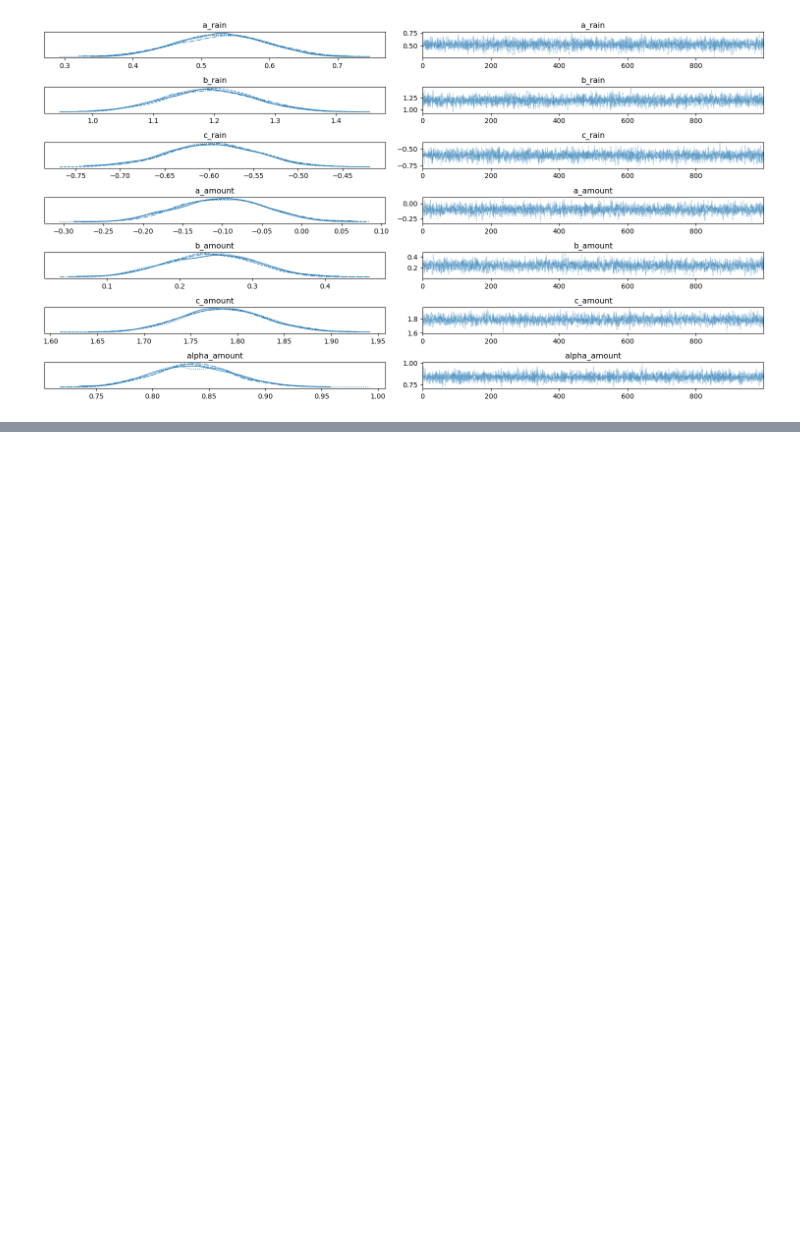
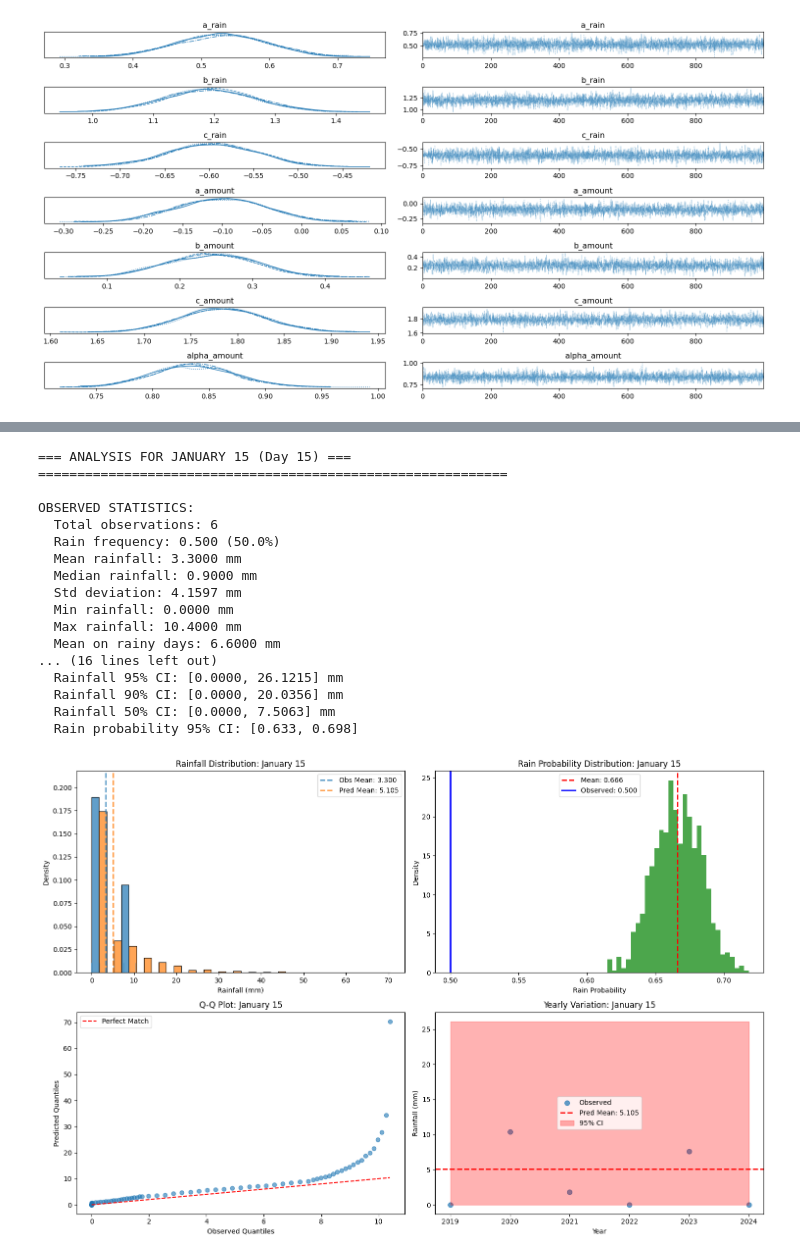
Before and after one commit to OliverEvans96/bayesian-rainfall, a Jupyter notebook: notebooks/Bayesian Rainfall.ipynb, the cells around one changed output, grey strips where cells are left out. Saved outputs shown, nothing was run; the diff lists cells and outputs as text; code cells hidden in the pictures; blank space fills up the shorter version.

Commit message:
add more detailed visualization, analysis and tests

```diff
--- a/notebooks/Bayesian Rainfall.ipynb
+++ b/notebooks/Bayesian Rainfall.ipynb
@@ -90,0 +95,33 @@ br.visualizations.plot_seasonal_summaries(trace, data)
+# %%
+# Example 1: Comprehensive analysis for a specific day
+# You can specify the date in multiple ways:
+# - Day of year: 15 (January 15)
+# - String format: "01/15"
+# - Tuple format: (1, 15)
+
+# Using day of year
+results_jan15 = br.analysis.analyze_single_day(
+    trace=trace,
+    data=data,
+    date_input=15,  # Day 15 (January 15)
+    show_plots=True
+)
+# %% [output]
+=== ANALYSIS FOR JANUARY 15 (Day 15) ===
+============================================================
+
+OBSERVED STATISTICS:
+  Total observations: 6
+  Rain frequency: 0.500 (50.0%)
+  Mean rainfall: 3.3000 mm
+  Median rainfall: 0.9000 mm
+  Std deviation: 4.1597 mm
+  Min rainfall: 0.0000 mm
+  Max rainfall: 10.4000 mm
+  Mean on rainy days: 6.6000 mm
+... (16 lines left out)
+  Rainfall 95% CI: [0.0000, 26.1215] mm
+  Rainfall 90% CI: [0.0000, 20.0356] mm
+  Rainfall 50% CI: [0.0000, 7.5063] mm
+  Rain probability 95% CI: [0.633, 0.698]
+[figure, added]
```
Also changed, not shown: parts of 13 cells of this notebook, 3 other files.
